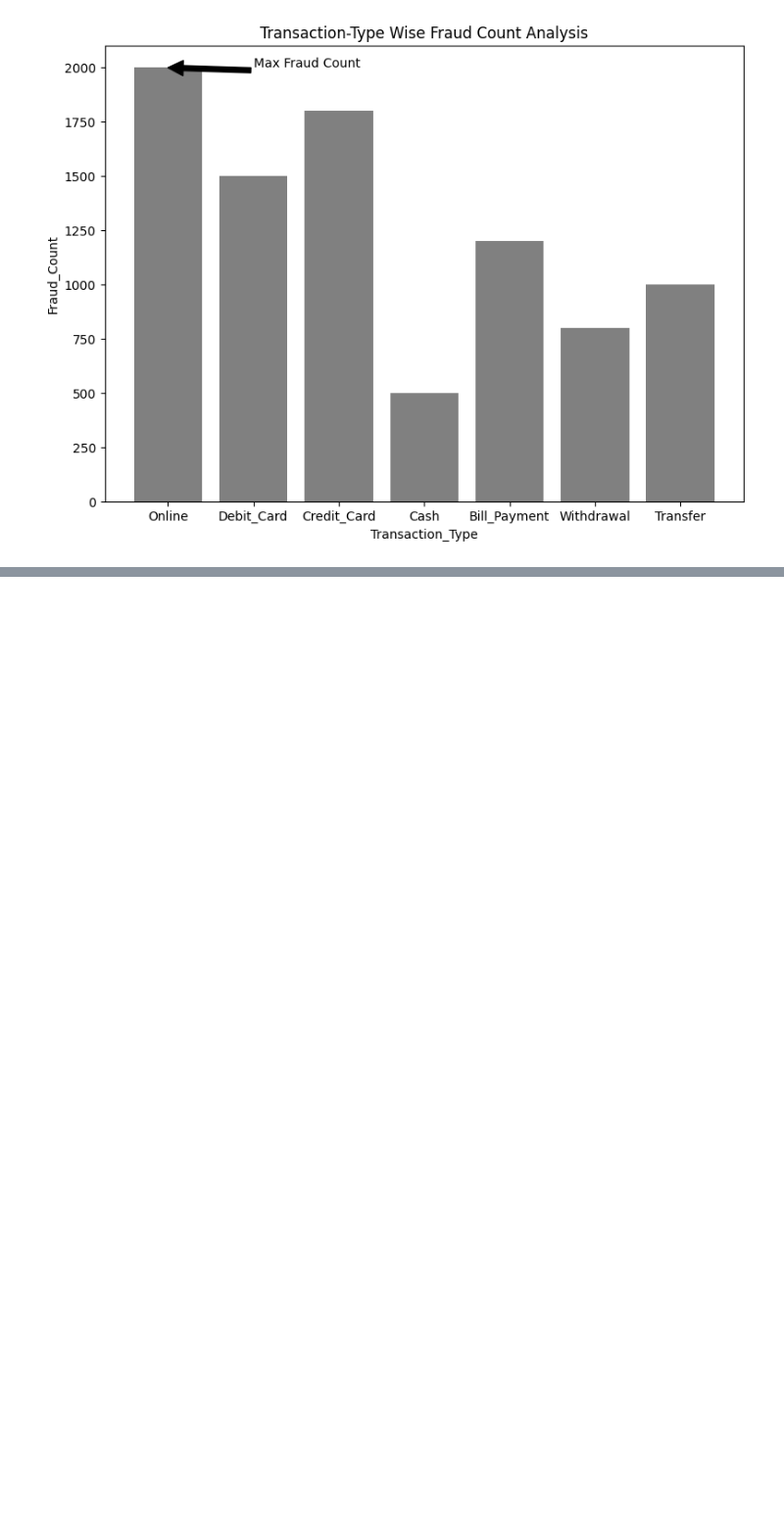
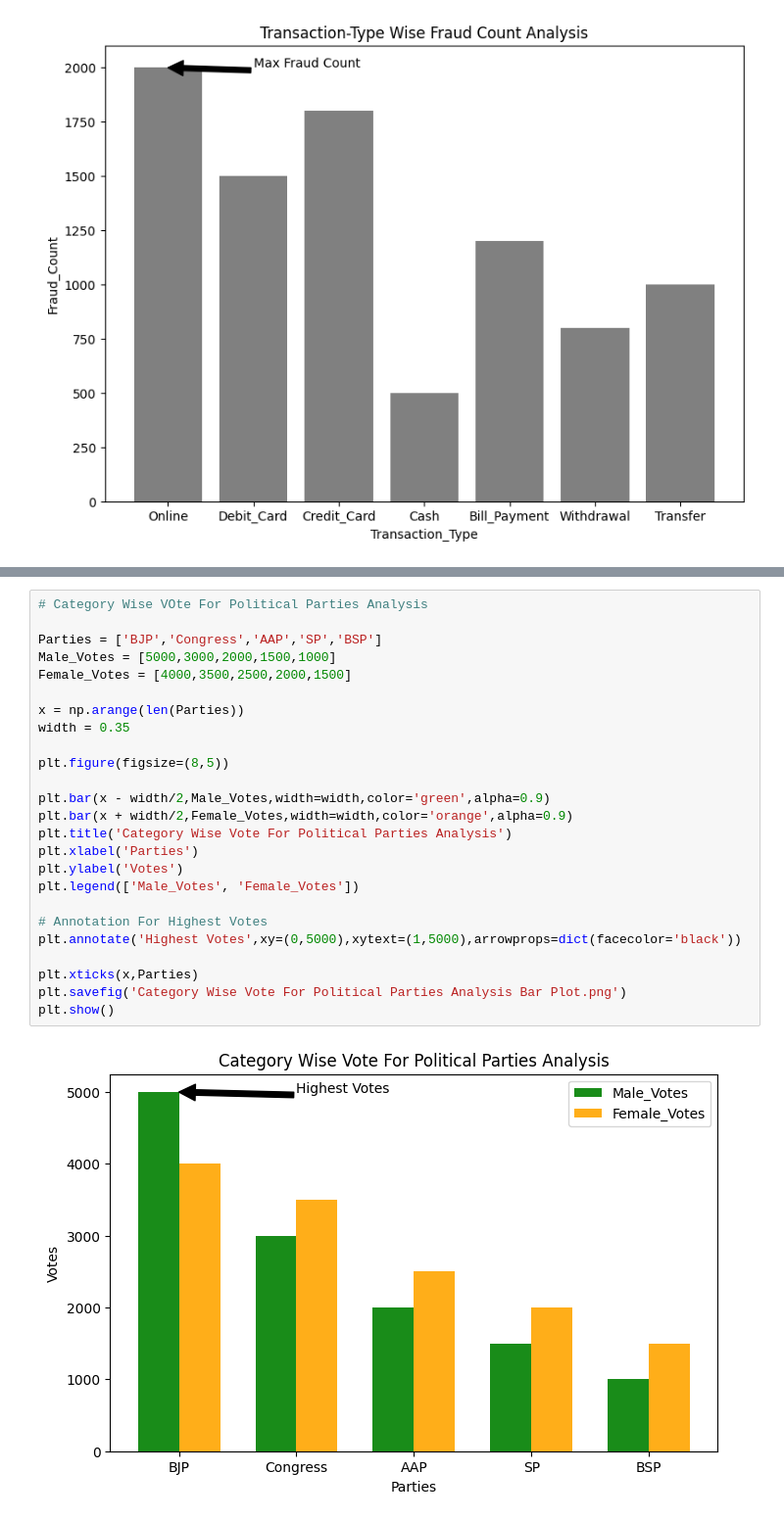
Before and after one commit to pratiksha-2410/Matplotlib-Charts, a Jupyter notebook: Line Plots.ipynb, the cells around one changed output, grey strips where cells are left out. Shown at 98% size. Cells and saved outputs as stored; diff of their text form; blank space fills up the shorter version.

```diff
--- a/Line Plots.ipynb
+++ b/Line Plots.ipynb
@@ -224,0 +257,27 @@ plt.show()
+# %%
+# Category Wise VOte For Political Parties Analysis
+
+Parties = ['BJP','Congress','AAP','SP','BSP']
+Male_Votes = [5000,3000,2000,1500,1000]
+Female_Votes = [4000,3500,2500,2000,1500]
+
+x = np.arange(len(Parties))
+width = 0.35
+
+plt.figure(figsize=(8,5))
+
+plt.bar(x - width/2,Male_Votes,width=width,color='green',alpha=0.9)
+plt.bar(x + width/2,Female_Votes,width=width,color='orange',alpha=0.9)
+plt.title('Category Wise Vote For Political Parties Analysis')
+plt.xlabel('Parties')
+plt.ylabel('Votes')
+plt.legend(['Male_Votes', 'Female_Votes'])
+
+# Annotation For Highest Votes
+plt.annotate('Highest Votes',xy=(0,5000),xytext=(1,5000),arrowprops=dict(facecolor='black'))
+
+plt.xticks(x,Parties)
+plt.savefig('Category Wise Vote For Political Parties Analysis Bar Plot.png')
+plt.show()
+# %% [output]
+[figure, added]
```
Also changed, not shown: parts of 2 cells of this notebook, 3 other files.
